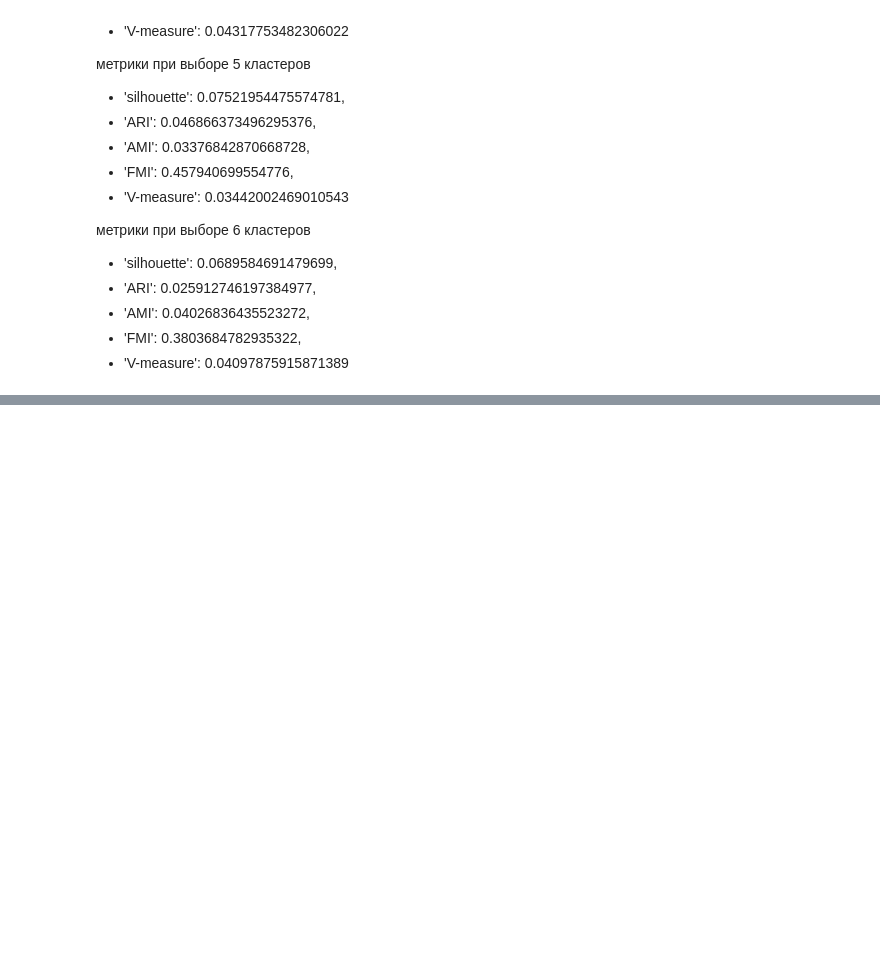
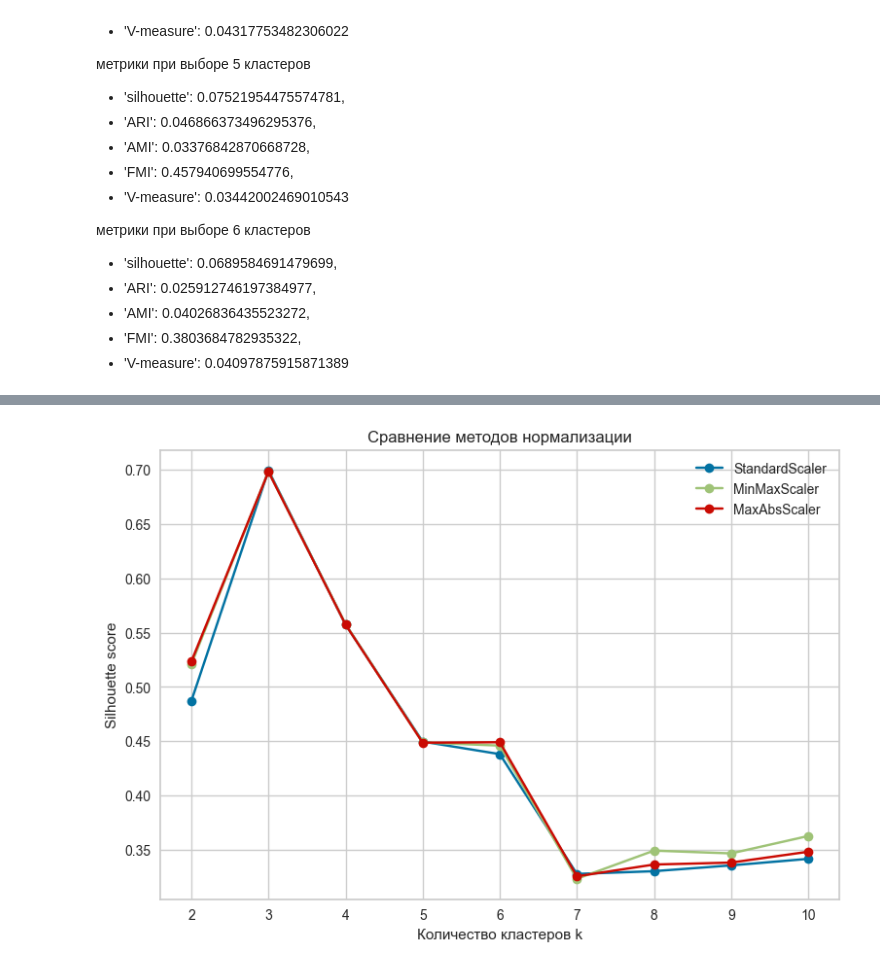
Before and after one commit to witcher770/sem_5_data_analiz, a Jupyter notebook: ЛР4_Уряшов_4.ipynb, the cells around one changed output, grey strips where cells are left out. Cells and saved outputs as stored; diff of their text form; code cells hidden in the pictures; blank space fills up the shorter version.

```diff
--- a/ЛР4_Уряшов_4.ipynb
+++ b/ЛР4_Уряшов_4.ipynb
@@ -362,0 +488,23 @@ metrics_agg
+# %%
+from sklearn.preprocessing import MinMaxScaler, MaxAbsScaler, StandardScaler
+
+scalers = {
+    'StandardScaler': StandardScaler(),
+    'MinMaxScaler': MinMaxScaler(),
+    'MaxAbsScaler': MaxAbsScaler()
+}
+
+results_scalers = {}
+
+for name, scaler in scalers.items():
+    X_tmp = scaler.fit_transform(df1[['x','y']])
+
+    sil = []
+    for k in ks:
+        km = KMeans(n_clusters=k, random_state=42)
+        labels = km.fit_predict(X_tmp)
+        sil.append(silhouette_score(X_tmp, labels))
+
+    results_scalers[name] = sil
+
+results_scalers
@@ -362,0 +529,14 @@ metrics_agg
+# %%
+plt.figure(figsize=(9,6))
+
+for name, values in results_scalers.items():
+    plt.plot(ks, values, marker='o', label=name)
+
+plt.xlabel('Количество кластеров k')
+plt.ylabel('Silhouette score')
+plt.title('Сравнение методов нормализации')
+plt.legend()
+plt.grid(True)
+plt.show()
+# %% [output]
+[figure, added]
```
Also changed, not shown: parts of 16 cells of this notebook.
